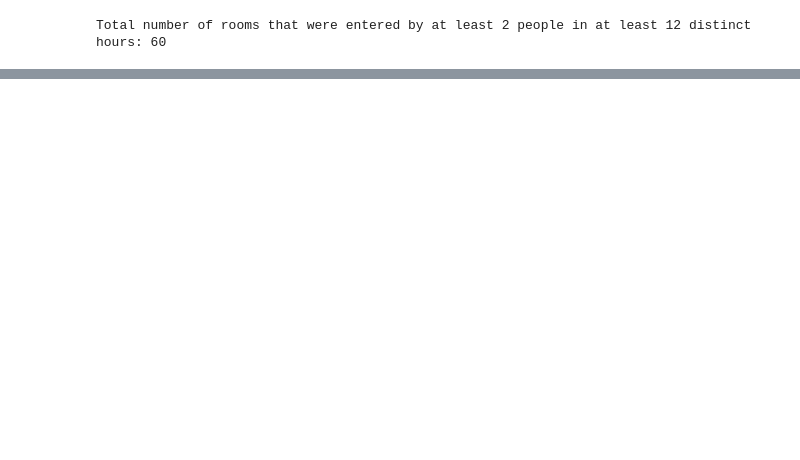
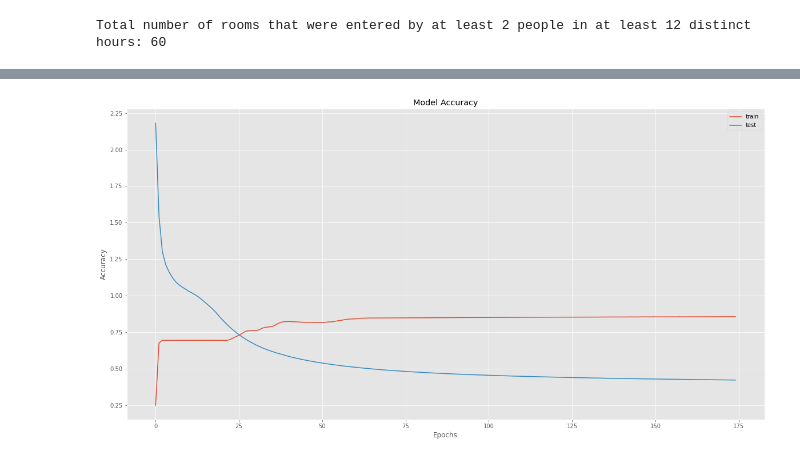
Before and after one commit to christophersingh/Airtime, a Jupyter notebook: Airtime.ipynb, the cells around one changed output, grey strips where cells are left out. Saved outputs shown, nothing was run; the diff lists cells and outputs as text; code cells hidden in the pictures; blank space fills up the shorter version.

```diff
--- a/Airtime.ipynb
+++ b/Airtime.ipynb
@@ -358,0 +729,19 @@ Total number of rooms that were entered by at least 2 people in at least 12 dist
+# %%
+from tensorflow.keras.models import Sequential
+from tensorflow.keras.layers import Dense, Conv2D, MaxPooling2D, Flatten, Dropout, Activation;
+import numpy
+import tensorflow
+tensorflow.keras.backend.set_floatx('float64')
+numpy.random.seed(7)
+
+model = Sequential()
+model.add(Dense(5,activation='relu'))
+model.add(Dense(5,activation='relu'))
+model.add(Dense(10, activation='softmax'))
+# Compile model
+model.compile(loss='categorical_crossentropy', optimizer='adam', metrics=['accuracy'])
+# Fit the model
+ann = model.fit(X_train, Y_train, epochs=175, batch_size=1502)
+# evaluate the model
+scores = model.evaluate(X_test, Y_test)
+print("\n%s: %.2f%%" % (model.metrics_names[1], scores[1]*100))
@@ -358,0 +766,10 @@ Total number of rooms that were entered by at least 2 people in at least 12 dist
+# %%
+plt.plot(ann.history['accuracy'])
+plt.plot(ann.history['loss'])
+plt.title('Model Accuracy')
+plt.ylabel('Accuracy')
+plt.xlabel('Epochs')
+plt.legend(['train', 'test'])
+plt.show()
+# %% [output]
+[figure, added]
```
Also changed, not shown: parts of 28 cells of this notebook.
